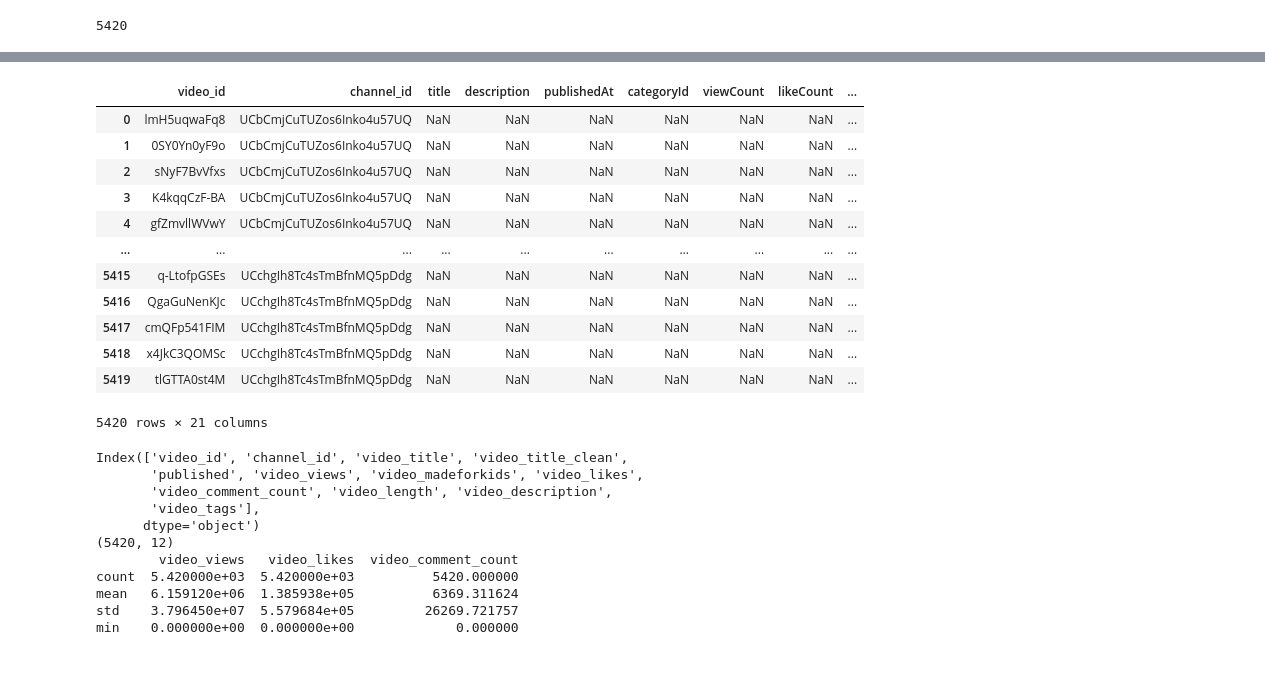
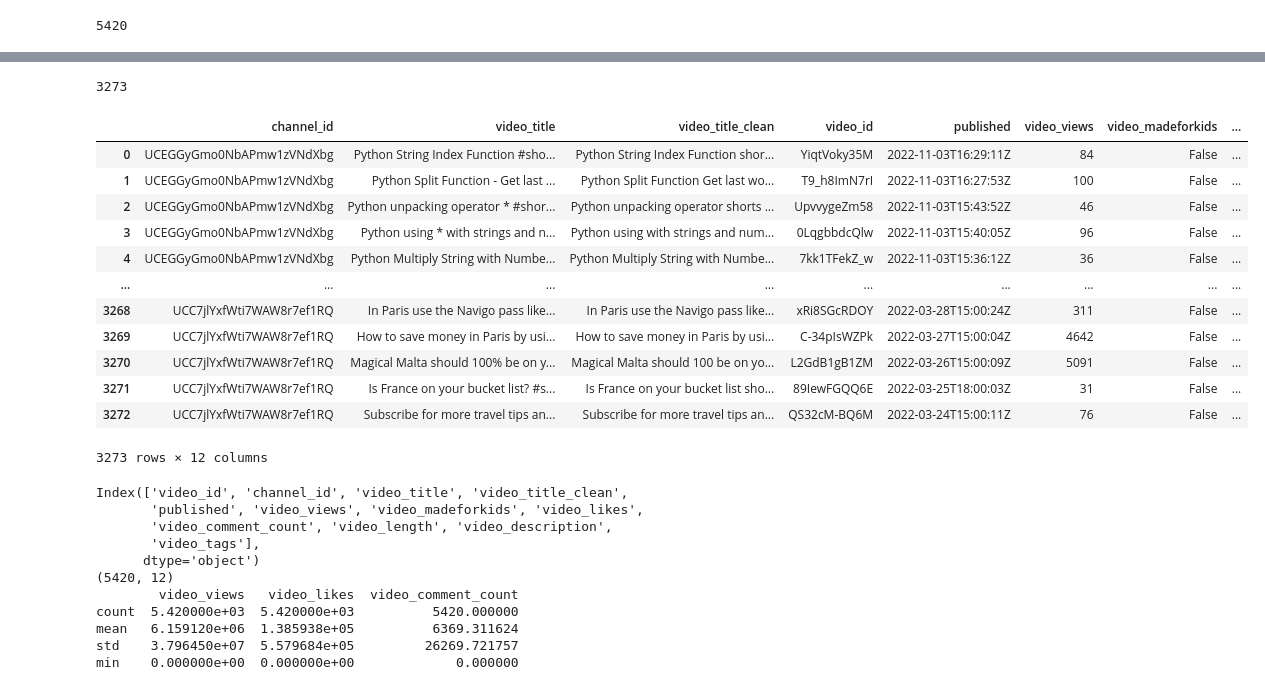
Before and after one commit to SNEHALDD/Youtube_Video_Analysis, a Jupyter notebook: yt_api_explorer.ipynb, the cells around one changed output, grey strips where cells are left out. Drawn from its saved outputs; the diff is of its cells as text; code cells hidden in the pictures.

Commit message:
added random comment analysis

```diff
--- a/yt_api_explorer.ipynb
+++ b/yt_api_explorer.ipynb
@@ -511,3 +511,17 @@ video_list
 len(video_list)
 # %% [output]
 5420
+# %%
+# get the 50 videos from each channel in random_channels
+video_list = []
+for channel in random_channels:
+    video_list.append(get_50_videos(channel))
+
+# flatten the list
+video_list = [item for sublist in video_list for item in sublist]
+
+# convert to csv
+random_df = pd.DataFrame(video_list)
+random_df.to_csv('random_video_list.csv', index=False)
+
+video_list
@@ -514,30 +546,33 @@ len(video_list)
+# %%
+len(video_list)
+# %% [output]
+3273
 # %%
 # get information about each video
-# create empty dataframe
-# create empty dataframe
-df = pd.DataFrame(columns=[
+
+video_df = pd.DataFrame(columns=[
     'channel_id',
     'video_title', 'video_title_clean', 'video_id', 'published', 'video_views', 'video_madeforkids',
     'video_likes', 'video_comment_count', 'video_length', 'video_description', 'video_tags'])
 
 # get information about each video
 for video in video_list:
     video_df = video_df.append(video_details_grabber(video), ignore_index=True)
 
 video_df
 # %% [output]
-|  | video_id | channel_id | title | description | publishedAt | categoryId | viewCount | likeCount | ... |
-| 0 | lmH5uqwaFq8 | UCbCmjCuTUZos6Inko4u57UQ | NaN | NaN | NaN | NaN | NaN | NaN | ... |
-| 1 | 0SY0Yn0yF9o | UCbCmjCuTUZos6Inko4u57UQ | NaN | NaN | NaN | NaN | NaN | NaN | ... |
-| 2 | sNyF7BvVfxs | UCbCmjCuTUZos6Inko4u57UQ | NaN | NaN | NaN | NaN | NaN | NaN | ... |
-| 3 | K4kqqCzF-BA | UCbCmjCuTUZos6Inko4u57UQ | NaN | NaN | NaN | NaN | NaN | NaN | ... |
-| 4 | gfZmvllWVwY | UCbCmjCuTUZos6Inko4u57UQ | NaN | NaN | NaN | NaN | NaN | NaN | ... |
-| ... | ... | ... | ... | ... | ... | ... | ... | ... | ... |
-| 5415 | q-LtofpGSEs | UCchgIh8Tc4sTmBfnMQ5pDdg | NaN | NaN | NaN | NaN | NaN | NaN | ... |
-| 5416 | QgaGuNenKJc | UCchgIh8Tc4sTmBfnMQ5pDdg | NaN | NaN | NaN | NaN | NaN | NaN | ... |
-| 5417 | cmQFp541FIM | UCchgIh8Tc4sTmBfnMQ5pDdg | NaN | NaN | NaN | NaN | NaN | NaN | ... |
-| 5418 | x4JkC3QOMSc | UCchgIh8Tc4sTmBfnMQ5pDdg | NaN | NaN | NaN | NaN | NaN | NaN | ... |
-| 5419 | tlGTTA0st4M | UCchgIh8Tc4sTmBfnMQ5pDdg | NaN | NaN | NaN | NaN | NaN | NaN | ... |
+|  | channel_id | video_title | video_title_clean | video_id | published | video_views | video_madeforkids | ... |
+| 0 | UCEGGyGmo0NbAPmw1zVNdXbg | Python String Index Function #sho... | Python String Index Function shor... | YiqtVoky35M | 2022-11-03T16:29:11Z | 84 | False | ... |
+| 1 | UCEGGyGmo0NbAPmw1zVNdXbg | Python Split Function - Get last ... | Python Split Function Get last wo... | T9_h8ImN7rI | 2022-11-03T16:27:53Z | 100 | False | ... |
+| 2 | UCEGGyGmo0NbAPmw1zVNdXbg | Python unpacking operator * #shor... | Python unpacking operator shorts ... | UpvvygeZm58 | 2022-11-03T15:43:52Z | 46 | False | ... |
+| 3 | UCEGGyGmo0NbAPmw1zVNdXbg | Python using * with strings and n... | Python using with strings and num... | 0LqgbbdcQlw | 2022-11-03T15:40:05Z | 96 | False | ... |
+| 4 | UCEGGyGmo0NbAPmw1zVNdXbg | Python Multiply String with Numbe... | Python Multiply String with Numbe... | 7kk1TFekZ_w | 2022-11-03T15:36:12Z | 36 | False | ... |
+| ... | ... | ... | ... | ... | ... | ... | ... | ... |
+| 3268 | UCC7jlYxfWti7WAW8r7ef1RQ | In Paris use the Navigo pass like... | In Paris use the Navigo pass like... | xRi8SGcRDOY | 2022-03-28T15:00:24Z | 311 | False | ... |
+| 3269 | UCC7jlYxfWti7WAW8r7ef1RQ | How to save money in Paris by usi... | How to save money in Paris by usi... | C-34pIsWZPk | 2022-03-27T15:00:04Z | 4642 | False | ... |
+| 3270 | UCC7jlYxfWti7WAW8r7ef1RQ | Magical Malta should 100% be on y... | Magical Malta should 100 be on yo... | L2GdB1gB1ZM | 2022-03-26T15:00:09Z | 5091 | False | ... |
+| 3271 | UCC7jlYxfWti7WAW8r7ef1RQ | Is France on your bucket list? #s... | Is France on your bucket list sho... | 89IewFGQQ6E | 2022-03-25T18:00:03Z | 31 | False | ... |
+| 3272 | UCC7jlYxfWti7WAW8r7ef1RQ | Subscribe for more travel tips an... | Subscribe for more travel tips an... | QS32cM-BQ6M | 2022-03-24T15:00:11Z | 76 | False | ... |
-5420 rows × 21 columns
+3273 rows × 12 columns
 # %%
 # export to csv
```
Also changed, not shown: parts of 2 cells of this notebook, 5 other files.
